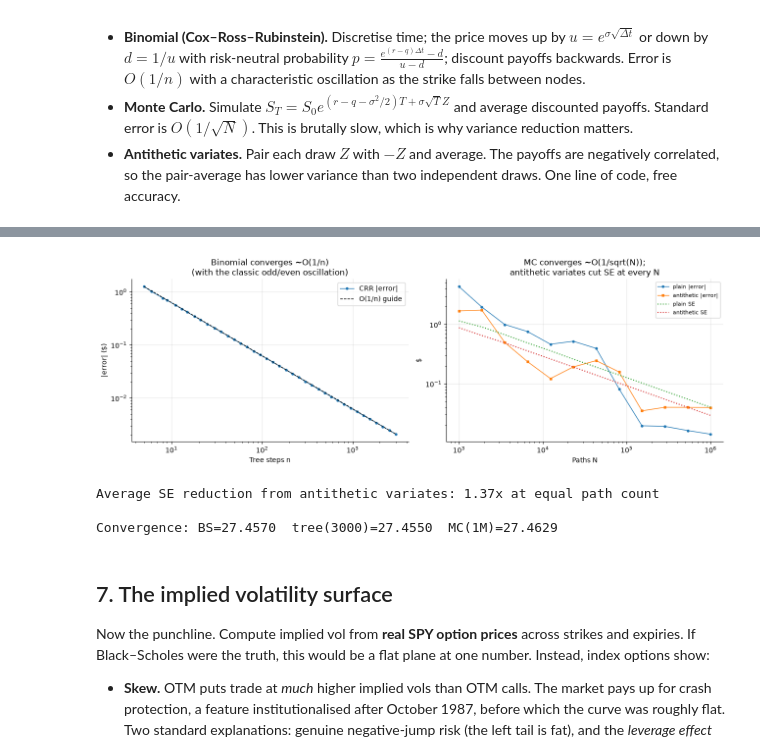
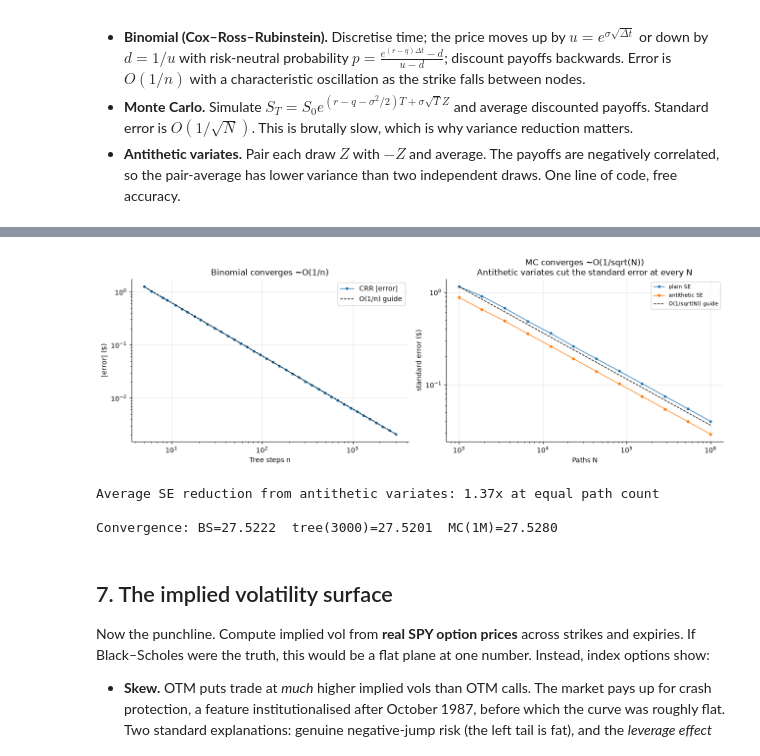
Before and after one commit to florianm101/black-scholes-spy, a Jupyter notebook: notebooks/black_scholes_spy.ipynb, the cells around one changed output, grey strips where cells are left out. Cells and saved outputs as stored; diff of their text form; code cells hidden in the pictures.

Commit message:
Fix converges plots, add images to readme and docs, extra documentation about surface's visible discontinuity at K/S=1.00

```diff
--- a/notebooks/black_scholes_spy.ipynb
+++ b/notebooks/black_scholes_spy.ipynb
@@ -328,44 +331,44 @@ MC 95% CI: [27.3067, 27.4882]  contains exact: True
 # %%
 fig, axes = plt.subplots(1, 2, figsize=(13, 4.5))
 
 # Binomial: error vs steps
 step_grid = np.unique(np.geomspace(5, 3000, 40).astype(int))
 tree_err = [abs(binomial_price(S0, K_test, T_test, r0, sig_test, q0, steps=int(n)) - exact)
             for n in step_grid]
 axes[0].loglog(step_grid, tree_err, "o-", ms=3, lw=1, label="CRR |error|")
 axes[0].loglog(step_grid, tree_err[0] * step_grid[0] / step_grid, "k--", lw=1, label="O(1/n) guide")
-axes[0].set_xlabel("Tree steps n"); axes[0].set_ylabel("|error| ($)")
-axes[0].set_title("Binomial converges ~O(1/n)\n(with the classic odd/even oscillation)")
+axes[0].set_xlabel("Tree steps n")
+axes[0].set_ylabel("|error| ($)")
+axes[0].set_title("Binomial converges ~O(1/n)")
 axes[0].legend()
+
 
 # Monte Carlo: plain vs antithetic
 path_grid = np.geomspace(1_000, 1_000_000, 12).astype(int)
-err_p, err_a, se_p, se_a = [], [], [], []
+se_p, se_a = [], []
 for n in path_grid:
-    a = mc_price(S0, K_test, T_test, r0, sig_test, q0, n_paths=int(n), antithetic=False, seed=7)
-    b = mc_price(S0, K_test, T_test, r0, sig_test, q0, n_paths=int(n), antithetic=True, seed=7)
-    err_p.append(abs(a.price - exact)); err_a.append(abs(b.price - exact))
-    se_p.append(a.stderr); se_a.append(b.stderr)
-axes[1].loglog(path_grid, err_p, "o-", ms=3, lw=1, label="plain |error|")
-axes[1].loglog(path_grid, err_a, "s-", ms=3, lw=1, label="antithetic |error|")
-axes[1].loglog(path_grid, se_p, ":", lw=1.5, label="plain SE")
-axes[1].loglog(path_grid, se_a, ":", lw=1.5, label="antithetic SE")
-axes[1].set_xlabel("Paths N"); axes[1].set_ylabel("$")
-axes[1].set_title("MC converges ~O(1/sqrt(N));\nantithetic variates cut SE at every N")
+    se_p.append(mc_price(S0, K_test, T_test, r0, sig_test, q0, n_paths=int(n), antithetic=False, seed=7).stderr)
+    se_a.append(mc_price(S0, K_test, T_test, r0, sig_test, q0, n_paths=int(n), antithetic=True, seed=7).stderr)
+axes[1].loglog(path_grid, se_p, "o-", ms=3, lw=1, label="plain SE")
+axes[1].loglog(path_grid, se_a, "s-", ms=3, lw=1, label="antithetic SE")
+axes[1].loglog(path_grid, se_p[0] * np.sqrt(path_grid[0] / path_grid), "k--", lw=1, label="O(1/sqrt(N)) guide")
+axes[1].set_xlabel("Paths N"); axes[1].set_ylabel("standard error ($)")
+axes[1].set_title("MC converges ~O(1/sqrt(N))\nAntithetic variates cut the standard error at every N")
 axes[1].legend(fontsize=8)
 plt.tight_layout()
 plt.show()
+
 
 print(f"Average SE reduction from antithetic variates: "
       f"{np.mean(np.array(se_p) / np.array(se_a)):.2f}x at equal path count")
 print(f"\nConvergence: BS={exact:.4f}  "
       f"tree(3000)={binomial_price(S0, K_test, T_test, r0, sig_test, q0, steps=3000):.4f}  "
       f"MC(1M)={mc_price(S0, K_test, T_test, r0, sig_test, q0, n_paths=1_000_000, seed=3).price:.4f}")
 # %% [output]
-[figure, old version]
+[figure, new version]
 Average SE reduction from antithetic variates: 1.37x at equal path count
 
-Convergence: BS=27.4570  tree(3000)=27.4550  MC(1M)=27.4629
+Convergence: BS=27.5222  tree(3000)=27.5201  MC(1M)=27.5280
 # %% [markdown]
 ## 7. The implied volatility surface
 
```
Also changed, not shown: parts of 10 cells of this notebook, 4 other files.
